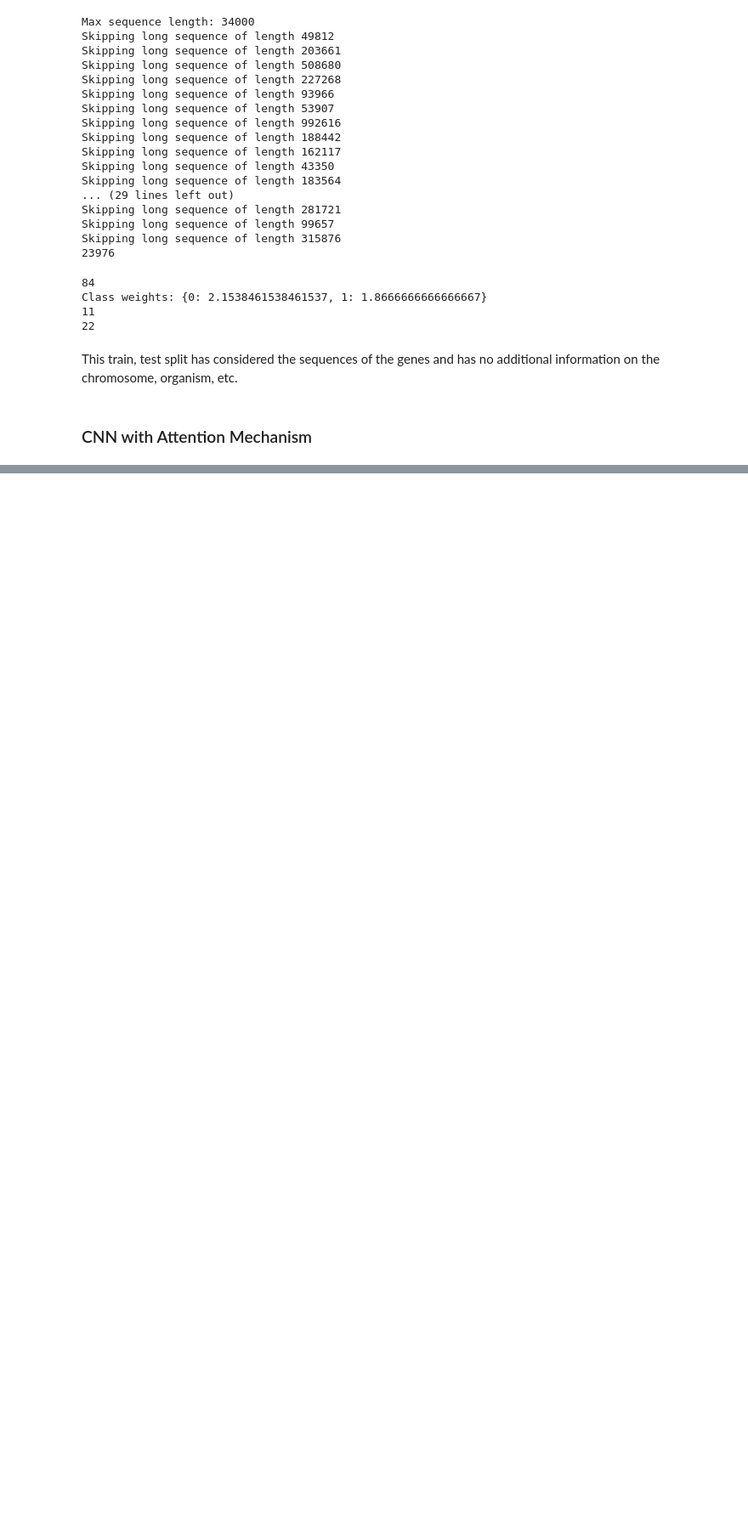
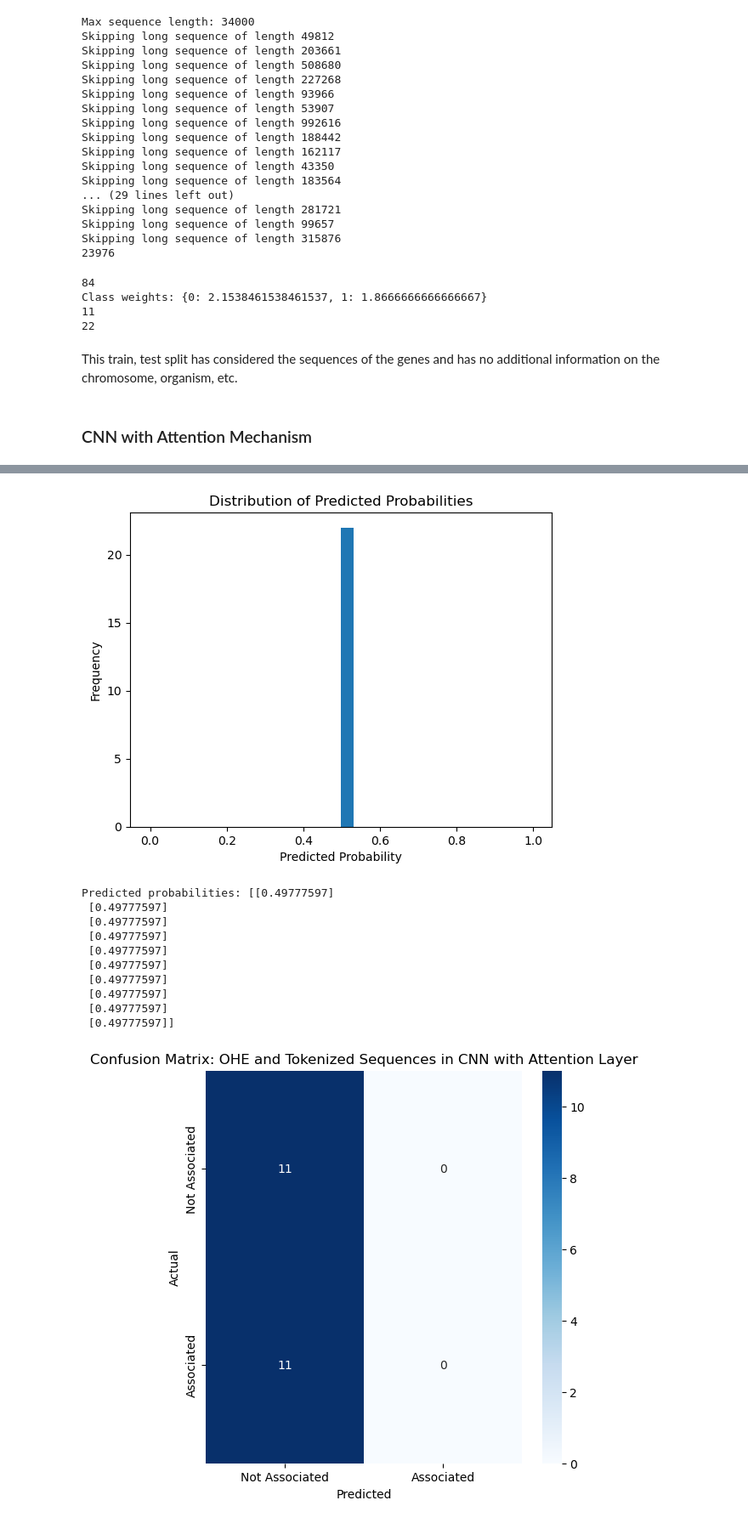
Before and after one commit to shreepatel0527/277B_Final_Project, a Jupyter notebook: stft_attention.ipynb, the cells around one changed output, grey strips where cells are left out. Shown at 85% size. Drawn from its saved outputs; the diff is of its cells as text; code cells hidden in the pictures; blank space fills up the shorter version.

Commit message:
Updated attention model

```diff
--- a/stft_attention.ipynb
+++ b/stft_attention.ipynb
@@ -281,5 +320,5 @@ plt.show()
 # %%
-y_pred = model.predict(X_test, batch_size = 4)
+y_pred = model.predict(X_test, batch_size = 2)
 
 # Plot the predicted probabilities
 plt.hist(y_pred, bins=30)
@@ -332,3 +371,4 @@ plt.ylabel('True Positive Rate')
 plt.title('Receiver Operating Characteristic')
 plt.legend(loc='lower right')
 plt.show()
+# %% [output]
@@ -334,0 +376,12 @@ plt.show()
+[figure, added]
+Predicted probabilities: [[0.49777597]
+ [0.49777597]
+ [0.49777597]
+ [0.49777597]
+ [0.49777597]
+ [0.49777597]
+ [0.49777597]
+ [0.49777597]
+ [0.49777597]
+ [0.49777597]]
+[figure, added]
```
Also changed, not shown: parts of 6 cells of this notebook.
